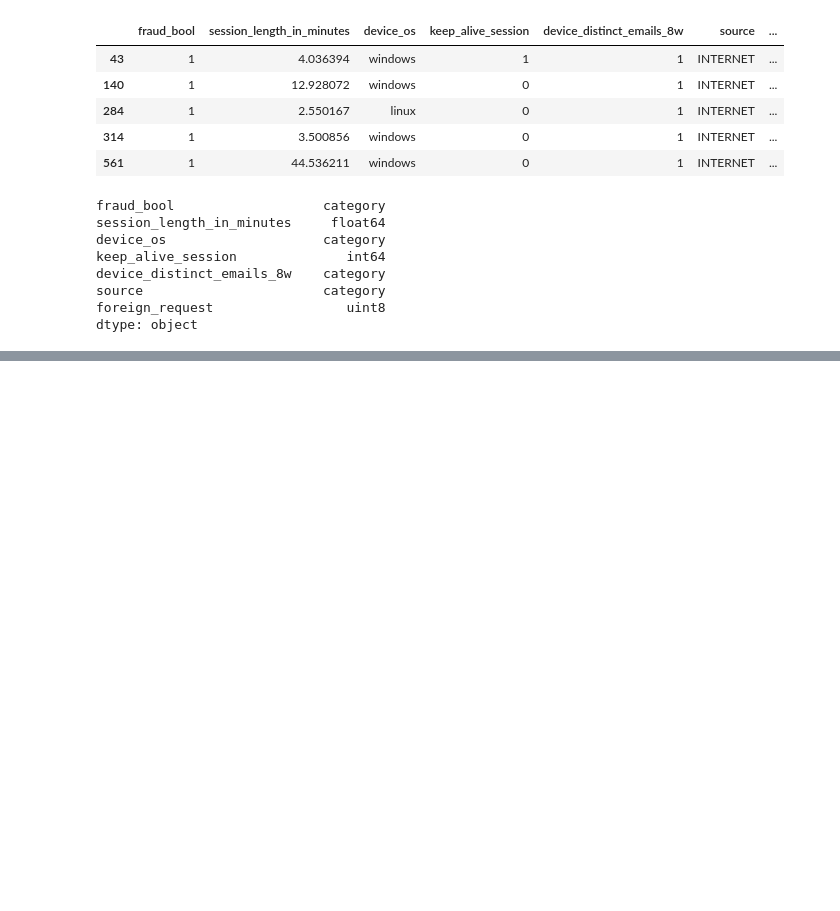
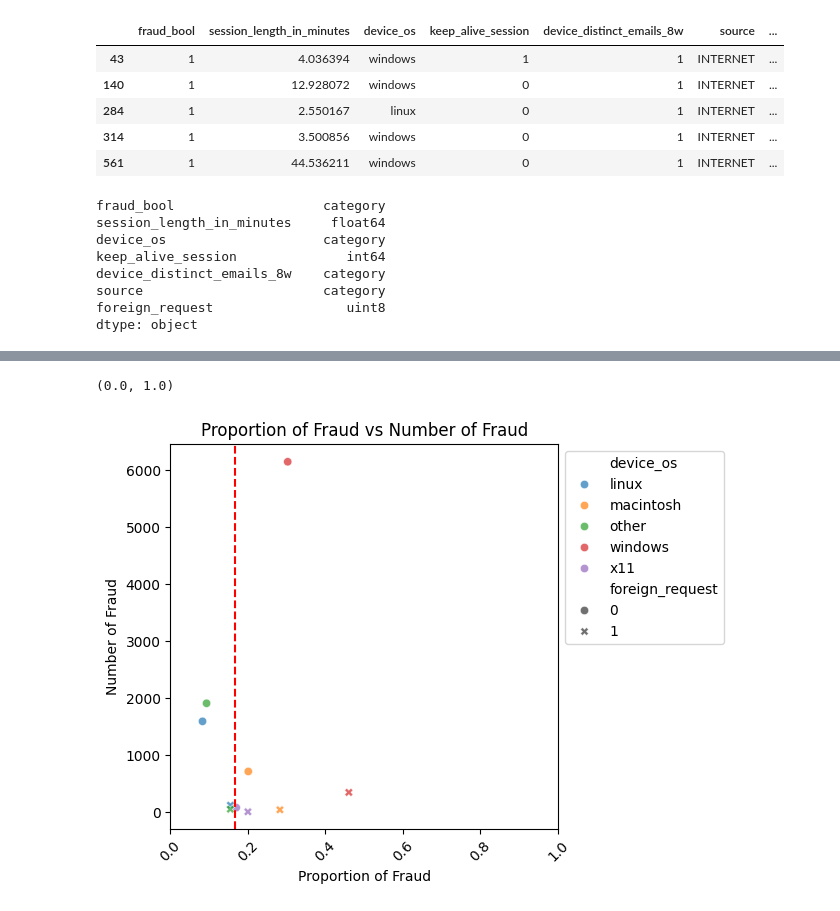
Before and after one commit to kclzl-nus/Detect-Fraudulent-Bank-Accounts, a Jupyter notebook: notebooks/2.0-kclzl-hyp-device-activity.ipynb, the cells around one changed output, grey strips where cells are left out. Saved outputs shown, nothing was run; the diff lists cells and outputs as text; code cells hidden in the pictures; blank space fills up the shorter version.

```diff
--- a/notebooks/2.0-kclzl-hyp-device-activity.ipynb
+++ b/notebooks/2.0-kclzl-hyp-device-activity.ipynb
@@ -700,0 +840,30 @@ device_activity_df_cat_grouped = device_activity_df_cat.groupby(['device_os', 'd
+# %%
+# divide into 4 groups, one for each unique permutation of foreign_request and source
+group01 = device_activity_df[(device_activity_df['source'] == "INTERNET") & (device_activity_df['foreign_request'] == 0)]
+group02 = device_activity_df[(device_activity_df['source'] == "INTERNET") & (device_activity_df['foreign_request'] == 1)]
+group04 = device_activity_df[(device_activity_df['source'] == "TELEAPP") & (device_activity_df['foreign_request'] == 0)]
+group03 = device_activity_df[(device_activity_df['source'] == "TELEAPP") & (device_activity_df['foreign_request'] == 1)]
+
+# label each group from "A" to "D", label_name = "FE_03"
+group01['FE_03'] = "A"; group02['FE_03'] = "B"; group03['FE_03'] = "C"; group04['FE_03'] = "D"
+
+
+# concatenate all the group
+device_activity_df = pd.concat([group01, group02, group03, group04])
+
+# change 'FE_02' to category
+device_activity_df['FE_03'] = device_activity_df['FE_03'].astype('category')
+
+# generate mapping
+FE_03_prob_mappping = {"A": 0.1627,
+                       "B": 0.2782,
+                       "C": 0.2448,
+                       "D": 0.5000
+                       }
+
+# map the probability of fraud to the device_acitivtiy_df, as a new column 'FE_01_device_os_emails_prob'
+device_activity_df['FE_03_source_foreign_request_prob'] = device_activity_df['FE_03'].map(FE_02_prob_mappping)
+
+# check shape and head
+print(f'device_activity_df shape: {device_activity_df.shape}')
+device_activity_df.head()
@@ -700,0 +902,17 @@ device_activity_df_cat_grouped = device_activity_df_cat.groupby(['device_os', 'd
+# %%
+# plot a scatter plot, x-axis: proportion of fraud, y-axis: number of fraud
+# plot a vertical line at x = 1/6, make title, x-axis label, y-axis label, and legend, x-axis tilt by 45 degrees
+# color code by device_os and device_distinct_emails_8w, for example, device_os = 'windows' and device_distinct_emails_8w = 0 is red, etc..
+# axes must start from 0
+plt.figure(figsize=(5, 5))
+sns.scatterplot(data=device_activity_df.groupby(['foreign_request', 'device_os']).apply(getFraudInfo).reset_index(), x='proportion_of_fraud_in_group', y='num_fraud', hue='device_os', style='foreign_request', alpha=0.7)
+plt.axvline(x=1/6, color='r', linestyle='--')
+plt.title('Proportion of Fraud vs Number of Fraud')
+plt.xlabel('Proportion of Fraud')
+plt.ylabel('Number of Fraud')
+plt.xticks(rotation=45)
+plt.legend(loc='upper left', bbox_to_anchor=(1, 1))
+plt.xlim(0, 1)
+# %% [output]
+(0.0, 1.0)
+[figure, added]
```
Also changed, not shown: parts of 28 cells of this notebook.
